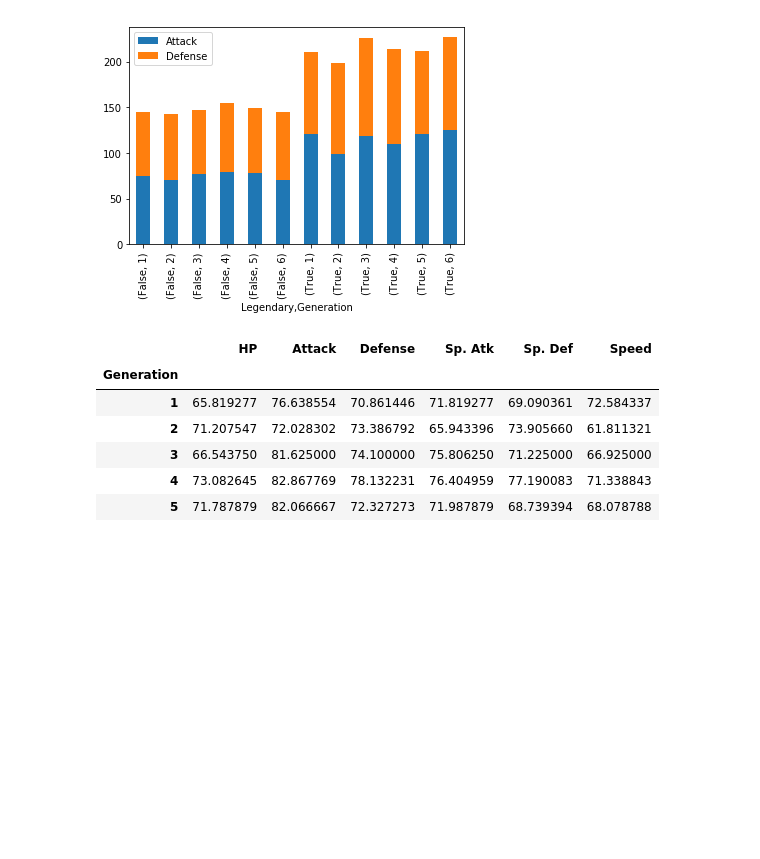
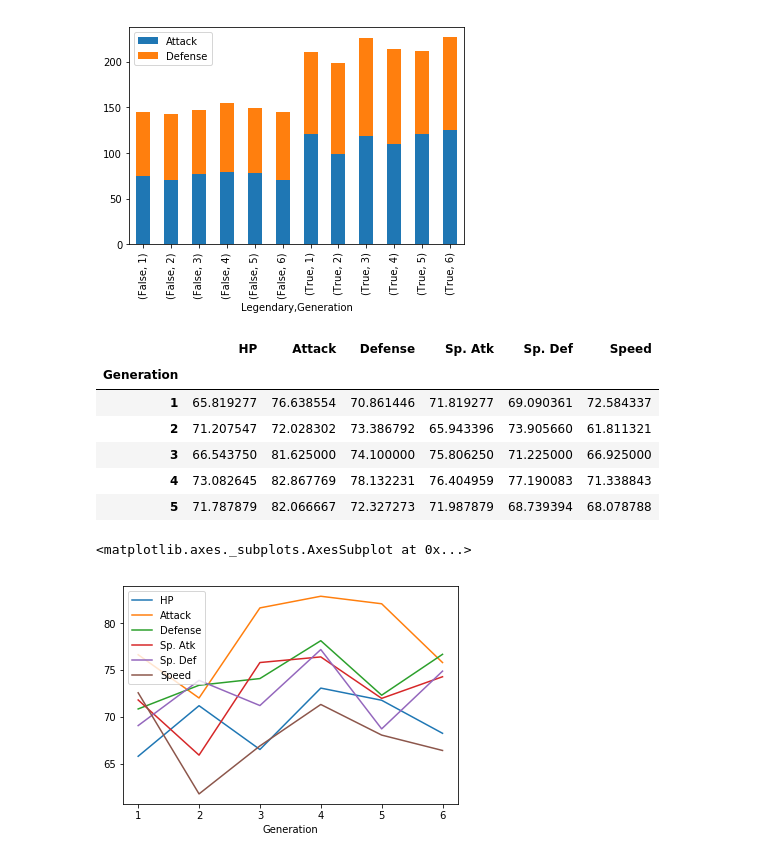
Before and after one commit to innovator-arjun/DataScience-Learning, a Jupyter notebook: Visualizations/winemag-Bivariate plotting.ipynb, the cells around one changed output. Cells and saved outputs as stored; diff of their text form; code cells hidden in the pictures; blank space fills up the shorter version.

```diff
--- a/Visualizations/winemag-Bivariate plotting.ipynb
+++ b/Visualizations/winemag-Bivariate plotting.ipynb
@@ -148,3 +148,8 @@ pokemon_stats_by_generation.head()
 | 3 | 66.543750 | 81.625000 | 74.100000 | 75.806250 | 71.225000 | 66.925000 |
 | 4 | 73.082645 | 82.867769 | 78.132231 | 76.404959 | 77.190083 | 71.338843 |
 | 5 | 71.787879 | 82.066667 | 72.327273 | 71.987879 | 68.739394 | 68.078788 |
+# %%
+pokemon_stats_by_generation.plot.line()
+# %% [output]
+<matplotlib.axes._subplots.AxesSubplot at 0x...>
+[figure, added]
```
Also changed, not shown: 1 other file.
